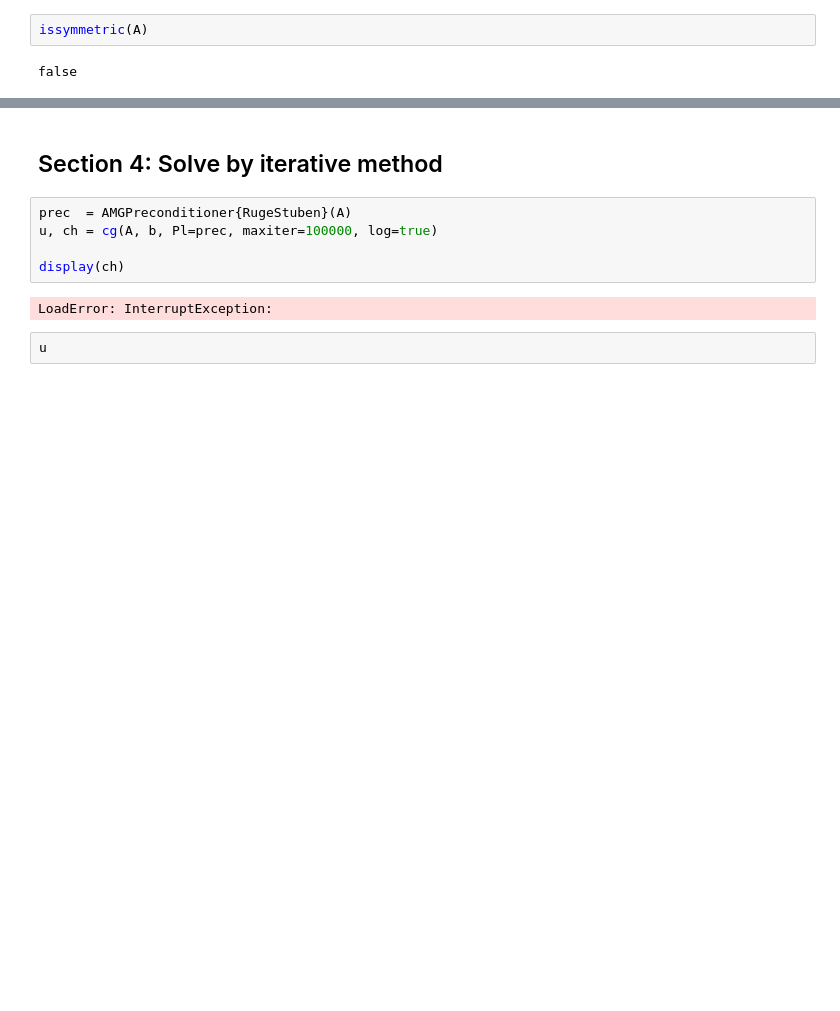
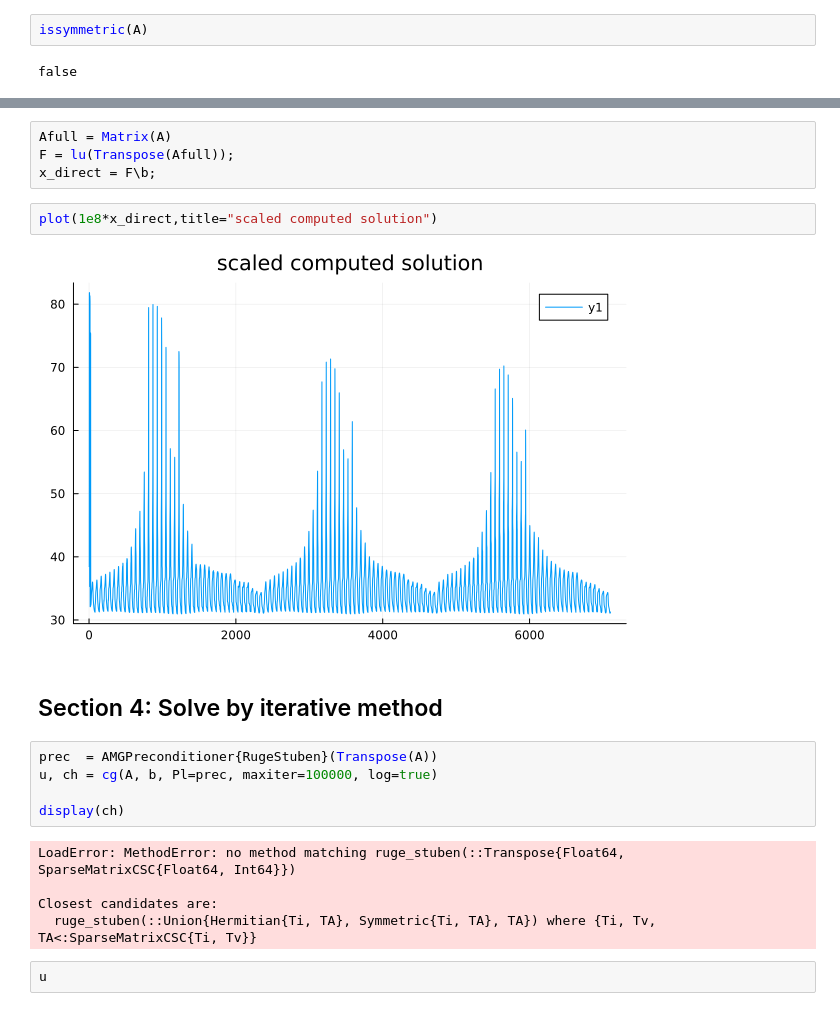
Before and after one commit to ziolai/finite_element_electrical_engineering, a Jupyter notebook: project-based-assignment/linear-solve/readme.ipynb, the cells around one changed output, grey strips where cells are left out. Drawn from its saved outputs; the diff is of its cells as text; blank space fills up the shorter version.

```diff
--- a/project-based-assignment/linear-solve/readme.ipynb
+++ b/project-based-assignment/linear-solve/readme.ipynb
@@ -121,12 +107,23 @@ LoadError: UndefVarError: `myx` not defined
+# %%
+Afull = Matrix(A)
+F = lu(Transpose(Afull));
+x_direct = F\b;
+# %%
+plot(1e8*x_direct,title="scaled computed solution")
+# %% [output]
+[figure, added]
 # %% [markdown]
 ## Section 4: Solve by iterative method
 # %%
-prec  = AMGPreconditioner{RugeStuben}(A)
+prec  = AMGPreconditioner{RugeStuben}(Transpose(A))
 u, ch = cg(A, b, Pl=prec, maxiter=100000, log=true)
 
 display(ch)
 # %% [output]
-LoadError: InterruptException:
+LoadError: MethodError: no method matching ruge_stuben(::Transpose{Float64, SparseMatrixCSC{Float64, Int64}})
+
+Closest candidates are:
+  ruge_stuben(::Union{Hermitian{Ti, TA}, Symmetric{Ti, TA}, TA}) where {Ti, Tv, TA<:SparseMatrixCSC{Ti, Tv}}
 # %%
 u
 # %% [output]
```
Also changed, not shown: parts of 14 cells of this notebook.
